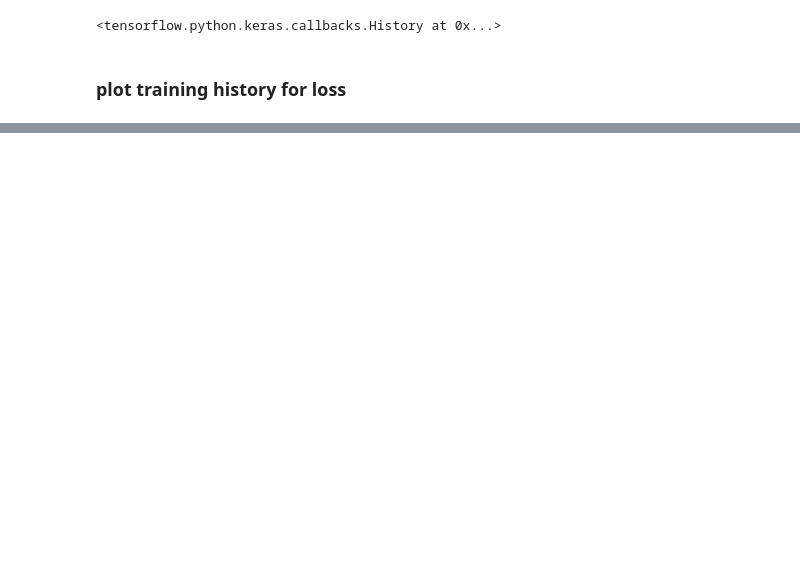
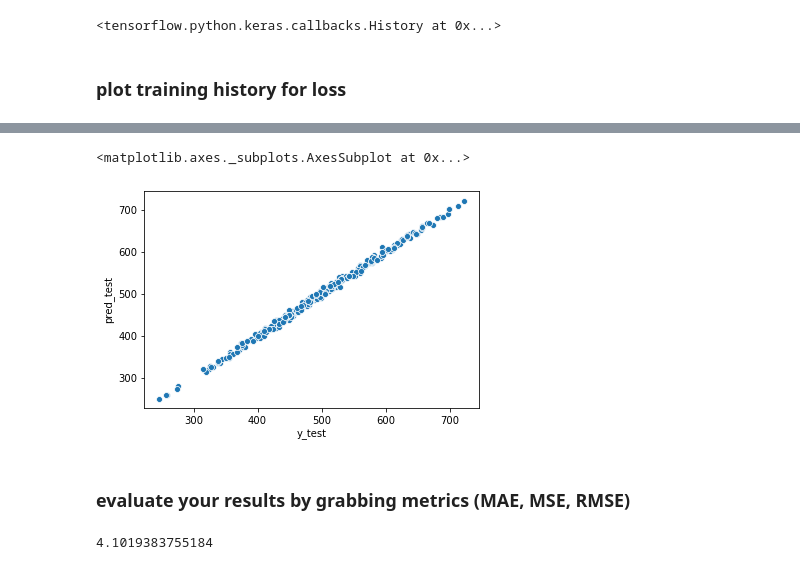
Before and after one commit to techcomm23/TF-Practice1, a Jupyter notebook: 03-ANNs/00-Keras-Syntax-Basics.ipynb, the cells around one changed output, grey strips where cells are left out. Cells and saved outputs as stored; diff of their text form; code cells hidden in the pictures; blank space fills up the shorter version.

```diff
--- a/03-ANNs/00-Keras-Syntax-Basics.ipynb
+++ b/03-ANNs/00-Keras-Syntax-Basics.ipynb
@@ -133,0 +175,2 @@ df_loss.plot()
+# %%
+y_pred = pd.Series(y_pred.reshape(300,))
@@ -133,0 +181,4 @@ df_loss.plot()
+# %%
+pred_df = pd.DataFrame(y_test,columns=['y_test'])
+# %%
+pred_df = pd.concat([pred_df,y_pred],axis=1)
@@ -133,0 +194,3 @@ df_loss.plot()
+# %%
+pred_df.columns = ['y_test','pred_test']
+pred_df
@@ -133,0 +211,7 @@ df_loss.plot()
+# %%
+sns.scatterplot(x='y_test',y='pred_test',data=pred_df)
+# %% [output]
+<matplotlib.axes._subplots.AxesSubplot at 0x...>
+[figure, added]
+# %% [markdown]
+### evaluate your results by grabbing metrics (MAE, MSE, RMSE)
@@ -133,0 +220,5 @@ df_loss.plot()
+# %%
+# mae
+mean_absolute_error(pred_df['y_test'],pred_df['pred_test'])
+# %% [output]
+4.1019383755184
```
Also changed, not shown: parts of 25 cells of this notebook, 1 other file.
